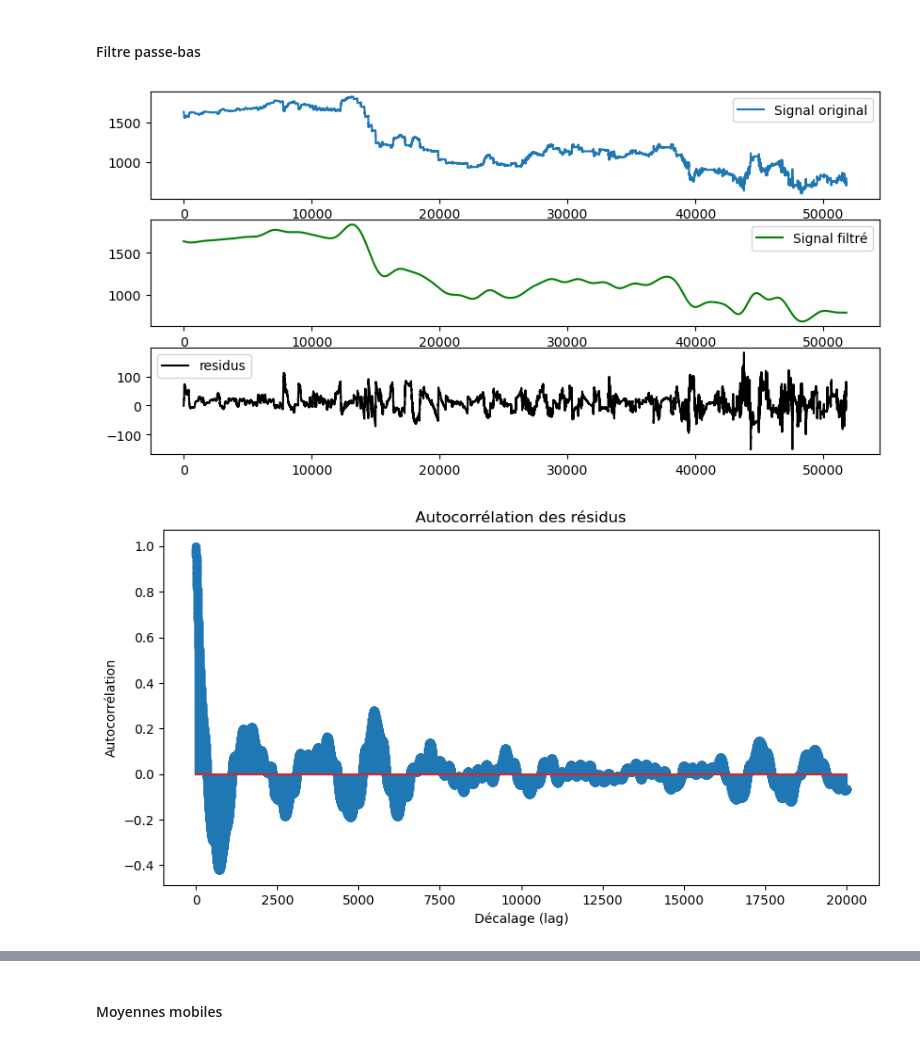
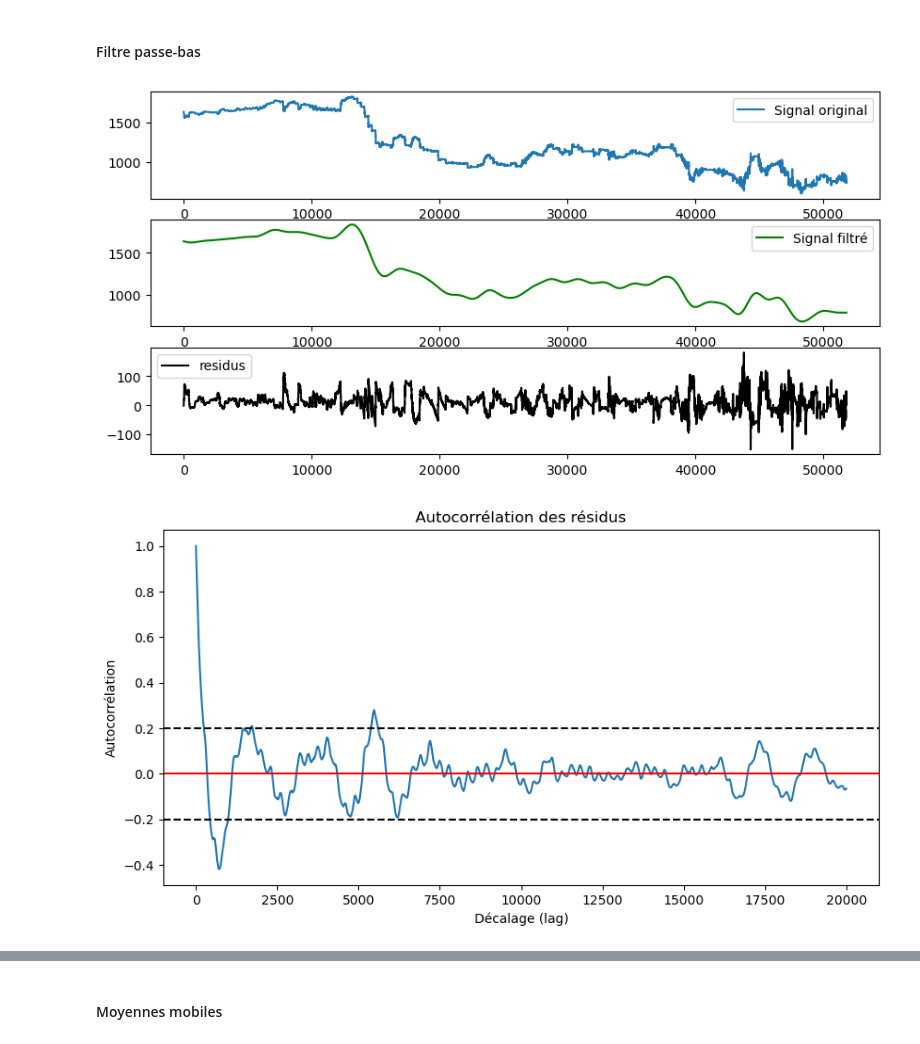
Before and after one commit to PiDchsn/Projet-RI, a Jupyter notebook: Analyse.ipynb, the cells around one changed output, grey strips where cells are left out. Drawn from its saved outputs; the diff is of its cells as text; code cells hidden in the pictures.

```diff
--- a/Analyse.ipynb
+++ b/Analyse.ipynb
@@ -9,13 +9,13 @@ import scipy
 # %% [markdown]
 # Importer les données
 # %%
-data = pd.read_csv('./data2.csv', sep=";")
+data_real = pd.read_csv('./data2.csv', sep=";")
 # %% [markdown]
 ## Mise en forme Série Temporelle
 # %%
 #  Séléectionner les bonnes colonnes
-data = data.iloc[:, [0, 1, 6]].to_numpy()
-
+data = data_real.iloc[:, [0, 1, 6]].to_numpy()
+# print(data)
 # Mettre en Serie temporelle
 time_serie = pd.Series(data[:, 2], dtype='float64')
 
@@ -151,19 +172,21 @@ plt.show()
 [figure]
 # %%
 # On vérifie qu'on a que des offset maintenant
-pic, offset = detect_pic(data_clean)
+# pic, offset = detect_pic(data_clean)
 
-print("Nombre de pics détectés :", len(pic))
-print("Nombre d'offset détectés :", len(offset))
-print("Indices des pics :", pic)
-print("Indices des offset :", offset)
-print("Valeurs des pics :", data_clean[pic])
+# print("Nombre de pics détectés :", len(pic))
+# print("Nombre d'offset détectés :", len(offset))
+# print("Indices des pics :", pic)
+# print("Indices des offset :", offset)
+# print("Valeurs des pics :", data_clean[pic])
 # %% [output]
 Nombre de pics détectés : 0
 Nombre d'offset détectés : 10
 Indices des pics : []
 Indices des offset : [7733, 22175, 33662, 45001, 45975, 46692, 46774, 50267, 51159, 51790]
 Valeurs des pics : []
+# %%
+data_clean = data_crop
 # %%
 # Valeur des offset
 data_diff = []
@@ -662,40 +752,35 @@ b, a = butter(ordre, frequence_coupure, btype='low', analog=False)
 # Application du filtre
 data_filtre = filtfilt(b, a, data_ajust)
 
 residus = data_filtre - data_ajust
 
 # Visualisation avant et après filtrage
 plt.figure(figsize=(10, 5))
 plt.subplot(3, 1, 1)
 plt.plot(data_ajust, label="Signal original")
 plt.legend()
 plt.subplot(3, 1, 2)
 plt.plot(data_filtre, label="Signal filtré", color='green')
 plt.legend()
 plt.subplot(3, 1, 3)
 plt.plot(residus, label="residus", color='black')
 plt.legend()
 plt.show()
 
 # Choix du nombre de décalages (lags) à afficher
 max_lag = 20000
 acf_values = sm.tsa.acf(residus, nlags = max_lag)
 
 # Affichage de l'autocorrélation
 plt.figure(figsize=(10, 5))
-plt.stem(range(max_lag + 1), acf_values)
+plt.plot(range(max_lag + 1), acf_values)
+plt.axhline(y=0.2, color='black', linestyle='--', label='Ligne à x=0.2')
+plt.axhline(y=0, color='red', label='Ligne à x=0')
+plt.axhline(y=-0.2, color='black', linestyle='--', label='Ligne à x=-0.2')
 plt.xlabel("Décalage (lag)")
 plt.ylabel("Autocorrélation")
 plt.title("Autocorrélation des résidus")
 plt.show()
-
-# Affichage de l'autocorrélation
-plt.figure(figsize=(10, 5))
-plt.plot(range(max_lag + 1), acf_values)
-plt.xlabel("Décalage (lag)")
-plt.ylabel("Autocorrélation")
-plt.title("Autocorrélation des résidus")
-plt.show()
 # %% [output]
 [figure]
-[figure, old version]
+[figure, new version]
```
Also changed, not shown: parts of 29 cells of this notebook.
